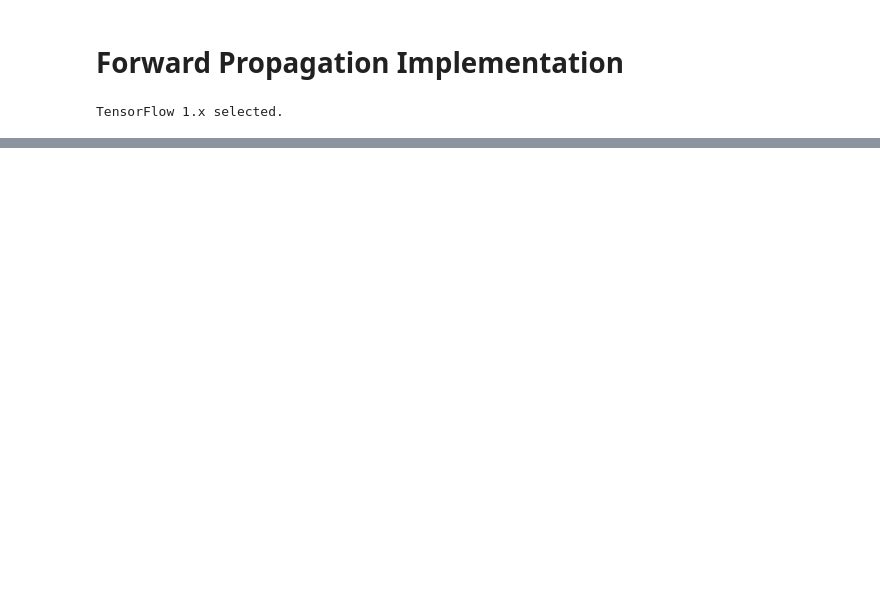
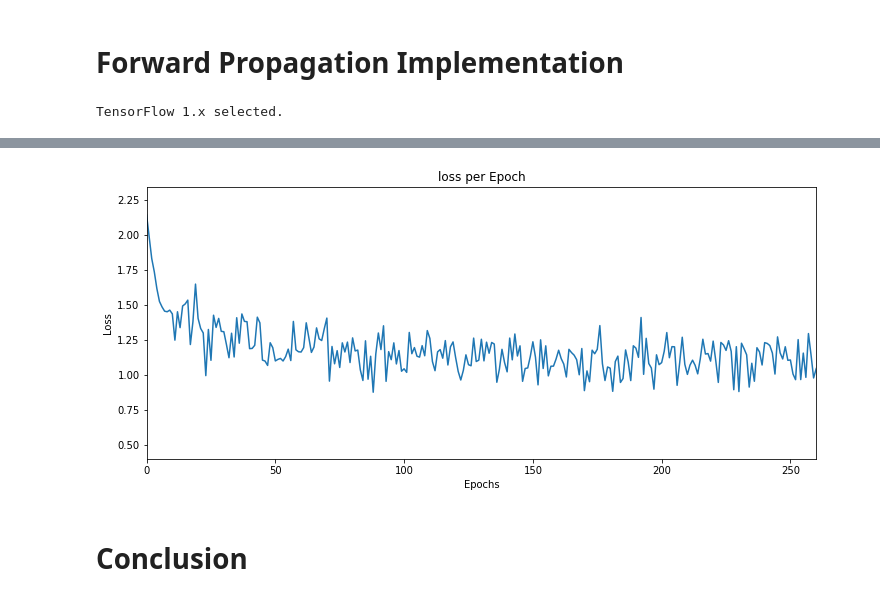
Before and after one commit to IkeLyons/Loan-Prediction-Neural-Net, a Jupyter notebook: WineQualityNeuralNet.ipynb, the cells around one changed output, grey strips where cells are left out. Cells and saved outputs as stored; diff of their text form; code cells hidden in the pictures; blank space fills up the shorter version.

Commit message:
Implemented model and began conclusion

```diff
--- a/WineQualityNeuralNet.ipynb
+++ b/WineQualityNeuralNet.ipynb
@@ -93,0 +100,5 @@ dataset.describe()
+# %%
+quality = dataset['quality']
+dataset=(dataset-dataset.mean())/dataset.std()
+dataset['quality'] = quality
+dataset.head()
@@ -114,9 +149,20 @@ TensorFlow 1.x selected.
 # %%
 import tensorflow as tf
 
-hiddenLayerSize = 20
+epochs = 250
+batchSize = 50
+learningRate = 0.01
+hiddenLayerSize = 26
+outputSize = 10
 num_features = X_train.shape[1]
-print(num_features)
 
 W1 = tf.Variable(tf.truncated_normal([hiddenLayerSize, num_features], dtype=tf.float32, name='Weights1', stddev=0.1))
 b1 = tf.Variable(tf.zeros([hiddenLayerSize], tf.float32), name='bias1')
+W2 = tf.Variable(tf.zeros([outputSize, hiddenLayerSize], tf.float32, name='Weights2'))
+b2 = tf.Variable(tf.zeros([outputSize], tf.float32), name='bias2')
+
+x = tf.placeholder(tf.float32, shape=[None, num_features], name='X')
+y = tf.placeholder(tf.float32, shape=[None, outputSize], name='Y')
+
+ConnectedHidden = tf.nn.sigmoid(tf.add(tf.matmul(x, W1, transpose_b=True), b1))
+output = tf.matmul(ConnectedHidden, W2, transpose_b=True) + b2
@@ -124,0 +234,13 @@ b1 = tf.Variable(tf.zeros([hiddenLayerSize], tf.float32), name='bias1')
+# %%
+plt.plot(range(len(lossHistory)), lossHistory)
+plt.xlabel('Epochs')
+plt.ylabel('Loss')
+plt.title("loss per Epoch")
+plt.xlim(0, epochs + 10)
+plt.ylim(0.4, np.max(lossHistory)+0.2)
+plt.rcParams['figure.figsize'] = [12, 5]
+plt.show()
+# %% [output]
+[figure, added]
+# %% [markdown]
+# Conclusion
```
Also changed, not shown: parts of 15 cells of this notebook.
